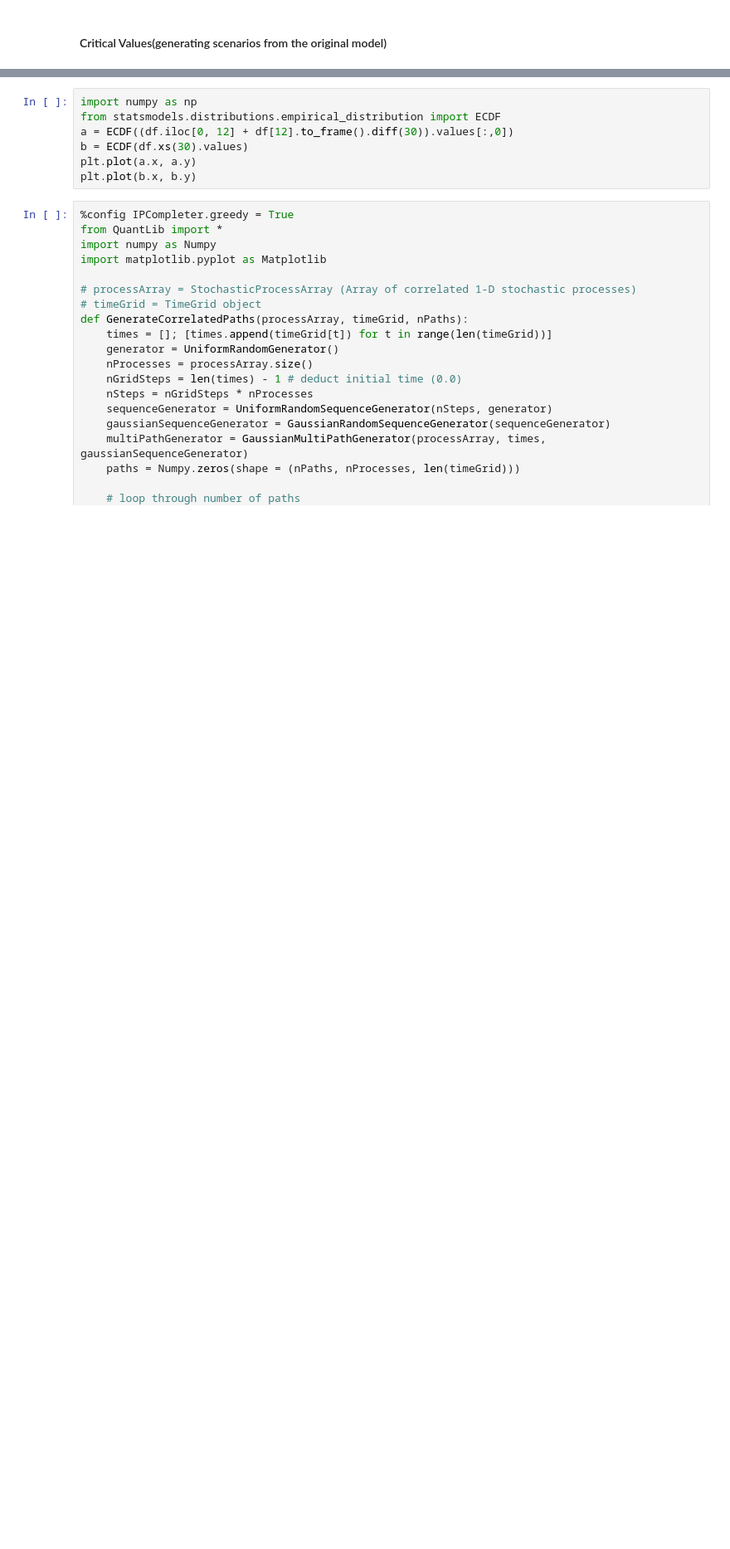
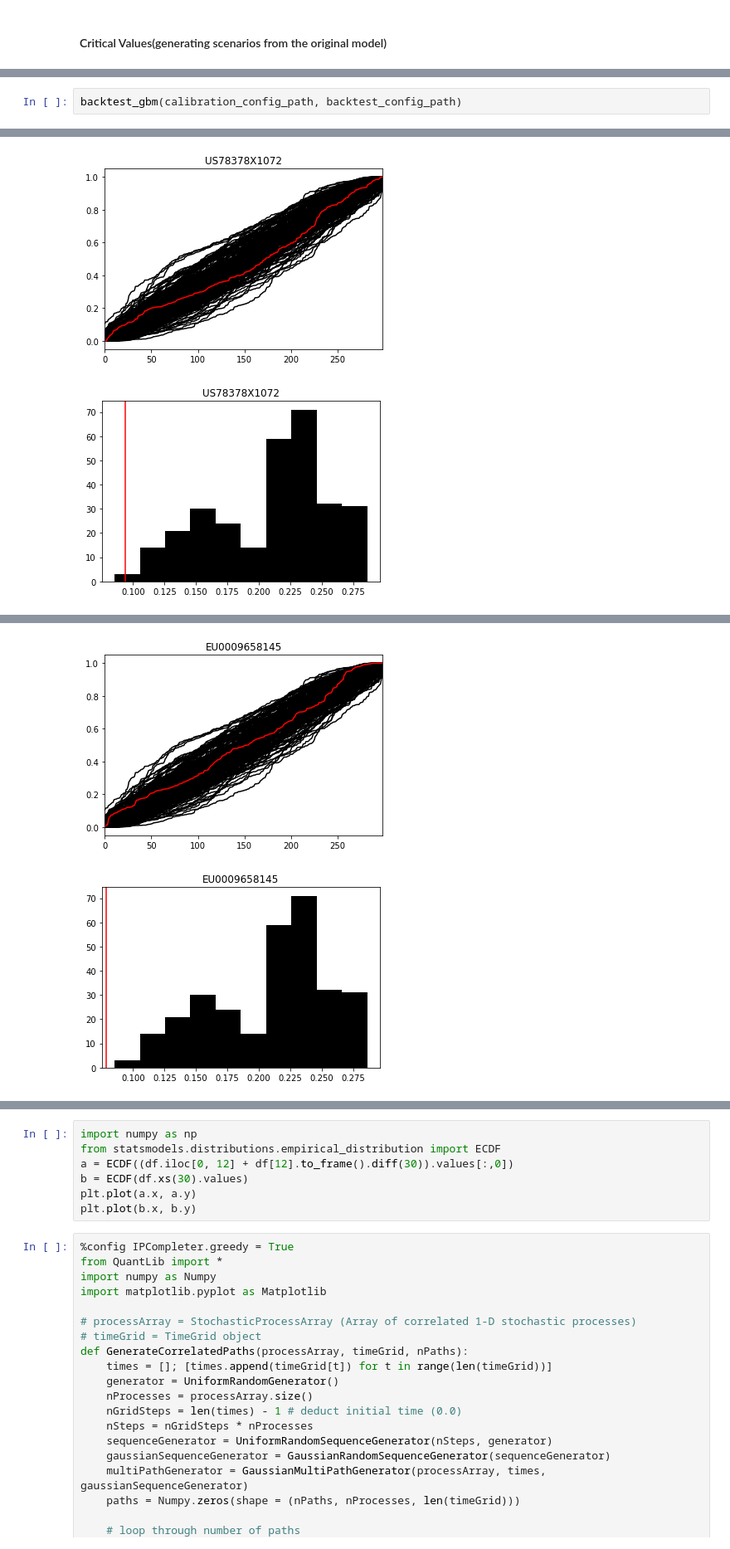
Before and after one commit to eyyupoglu/masters_thesis, a Jupyter notebook: notebooks/backtest.ipynb, the cells around one changed output, grey strips where cells are left out. Shown at 83% size. Drawn from its saved outputs; the diff is of its cells as text; blank space fills up the shorter version.

```diff
--- a/notebooks/backtest.ipynb
+++ b/notebooks/backtest.ipynb
@@ -311,0 +118,3 @@ df
+# %%
+backtest_gbm(calibration_config_path, backtest_config_path)
+# %% [output]
@@ -311,0 +134,2 @@ df
+[figure, added]
+[figure, added]
@@ -311,0 +149,2 @@ df
+[figure, added]
+[figure, added]
```
Also changed, not shown: parts of 19 cells of this notebook, 6 other files.
